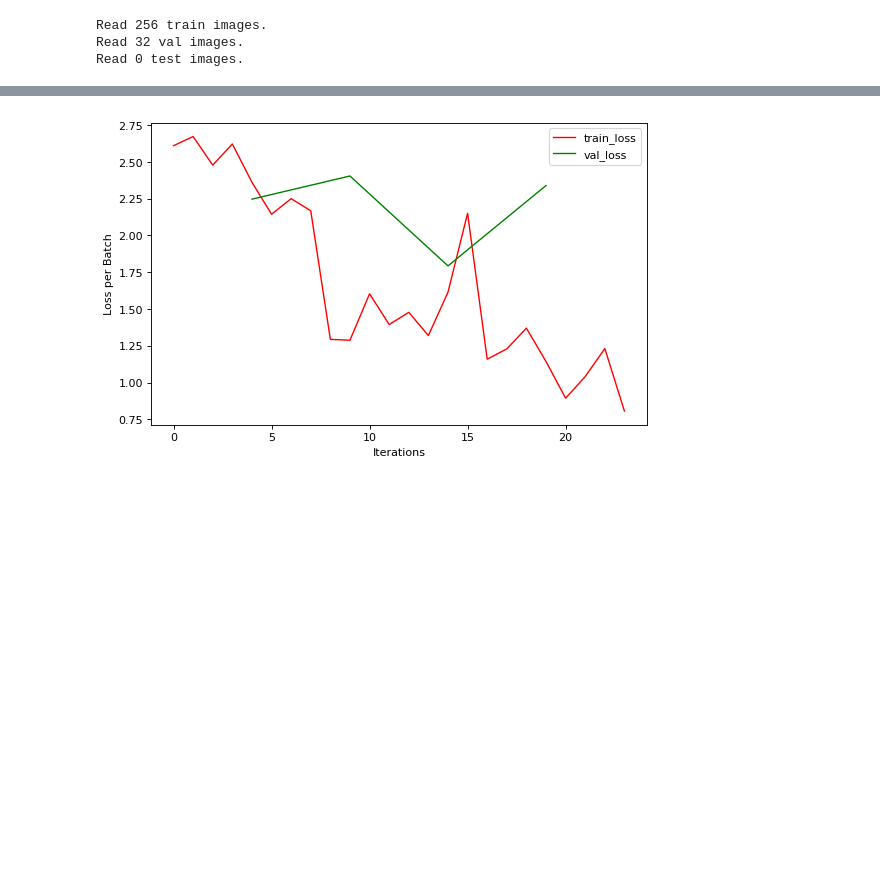
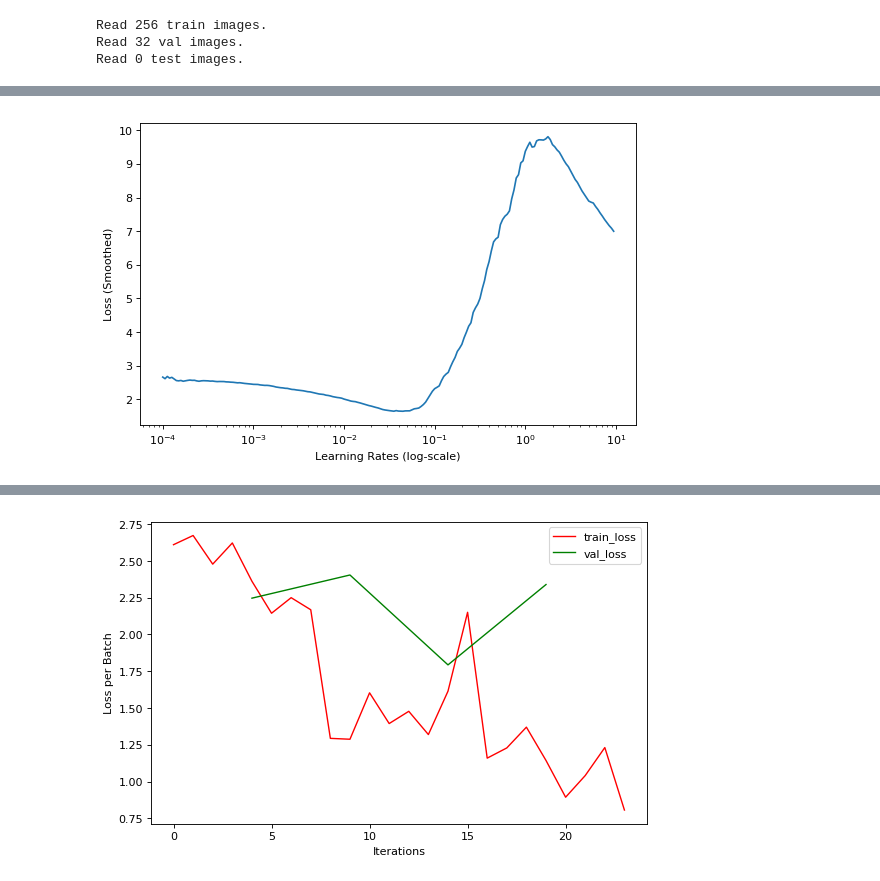
Before and after one commit to talwarabhimanyu/Deep_Learning_Projects, a Jupyter notebook: Pytorch/CIFAR-10 Experiments/CIFAR-10.ipynb, the cells around one changed output, grey strips where cells are left out. Cells and saved outputs as stored; diff of their text form; code cells hidden in the pictures; blank space fills up the shorter version.

```diff
--- a/Pytorch/CIFAR-10 Experiments/CIFAR-10.ipynb
+++ b/Pytorch/CIFAR-10 Experiments/CIFAR-10.ipynb
@@ -84,3 +84,5 @@ print('Label: {}'.format(classes[sample['label']]))
 # %%
 model_setup = tu.NeuralNet(device, 'resnet18', 'cross_entropy', 10, image_loaders, pre_trained=True)
 lr_finder = model_setup.exploreLR()
+lr_finder.plotLR()
+# %% [output]
@@ -86,0 +90 @@ lr_finder = model_setup.exploreLR()
+[figure, added]
```
Also changed, not shown: parts of 4 cells of this notebook, 2 other files.
